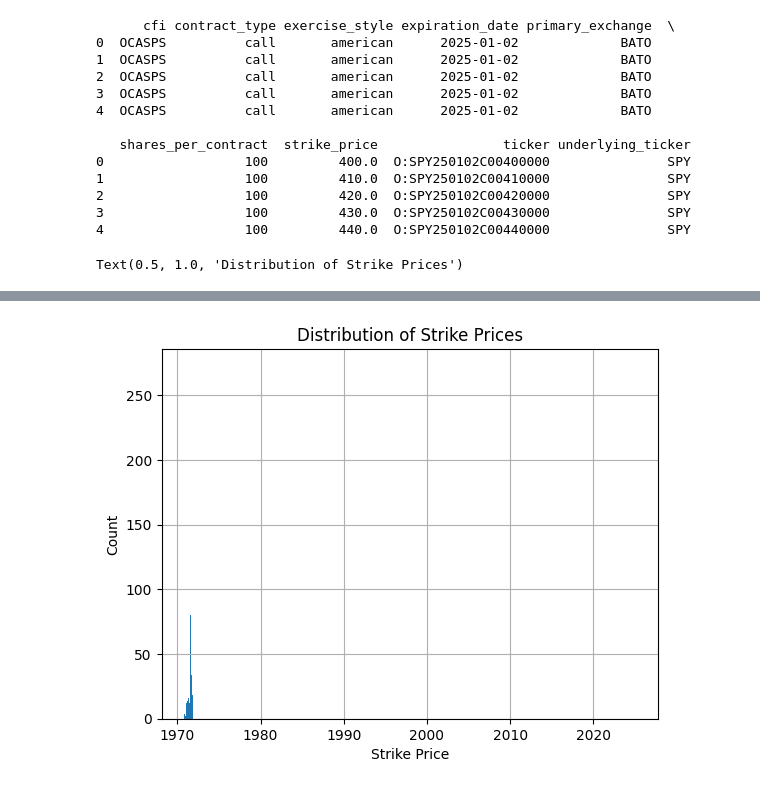
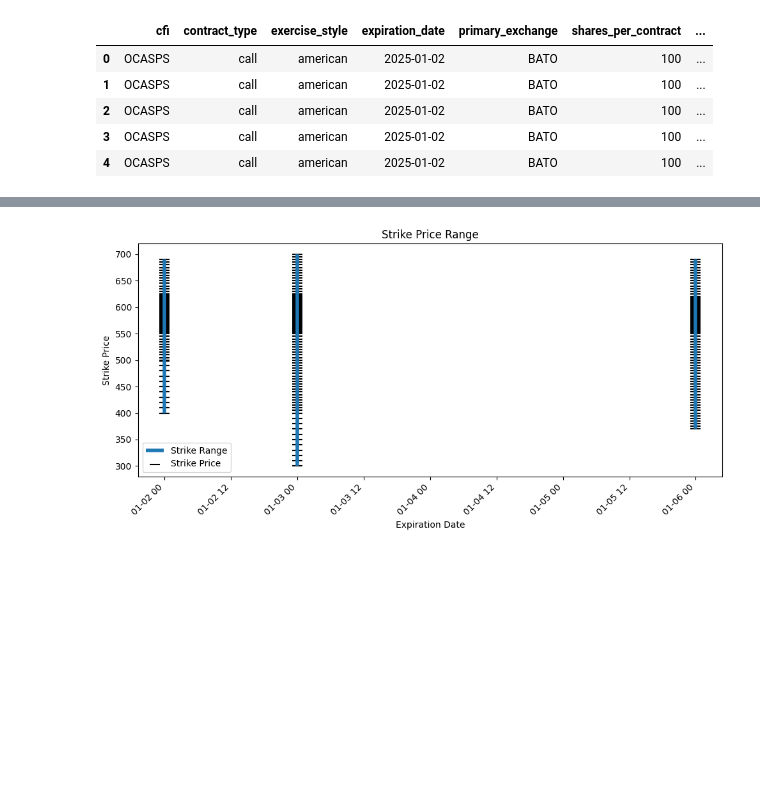
Before and after one commit to oferguez/massive-community, a Jupyter notebook: examples/rest/options-iron-condor/notebooks/contracts-explorer.ipynb, the cells around one changed output, grey strips where cells are left out. Drawn from its saved outputs; the diff is of its cells as text; code cells hidden in the pictures; blank space fills up the shorter version.

```diff
--- a/examples/rest/options-iron-condor/notebooks/contracts-explorer.ipynb
+++ b/examples/rest/options-iron-condor/notebooks/contracts-explorer.ipynb
@@ -1,46 +37,17 @@
 # %%
-import typing
-import os
-import json
-import pandas as pd
-import matplotlib.pyplot as plt
-
 contracts_fname:str  = "SPY_JAN_1_2025_JAN_7_2025.json"
-
 notebook_dir = os.getcwd()
 json_path = os.path.join(notebook_dir, "data", contracts_fname)  # Replace FILE-NAME.json as needed
-
 with open(json_path, "r") as f:
     data = json.load(f)
 contracts = data['results']
+contracts_df = pd.DataFrame(contracts)
 
-df = pd.DataFrame(contracts)
-df['shares_per_contract'] = pd.to_numeric(df['shares_per_contract'], errors='coerce')
-df['strike_price'] = pd.to_numeric(df['strike_price'], errors='coerce')
-df['expiration_date'] = pd.to_datetime(df['expiration_date'], errors='coerce')
-
-df.head()
-df.describe(include='all')
-
-df['strike_price'].hist(bins=30)
-df['expiration_date'].hist(bins=30)
-
-plt.xlabel("Strike Price")
-plt.ylabel("Count")
-plt.title("Distribution of Strike Prices")
-#plt.show()
+describe_contracts(contracts_df)
 # %% [output]
-      cfi contract_type exercise_style expiration_date primary_exchange  \
-0  OCASPS          call       american      2025-01-02             BATO
-1  OCASPS          call       american      2025-01-02             BATO
-2  OCASPS          call       american      2025-01-02             BATO
-3  OCASPS          call       american      2025-01-02             BATO
-4  OCASPS          call       american      2025-01-02             BATO
-
-   shares_per_contract  strike_price                ticker underlying_ticker
-0                  100         400.0  O:SPY250102C00400000               SPY
-1                  100         410.0  O:SPY250102C00410000               SPY
-2                  100         420.0  O:SPY250102C00420000               SPY
-3                  100         430.0  O:SPY250102C00430000               SPY
-4                  100         440.0  O:SPY250102C00440000               SPY
-Text(0.5, 1.0, 'Distribution of Strike Prices')
+|  | cfi | contract_type | exercise_style | expiration_date | primary_exchange | shares_per_contract | ... |
+| 0 | OCASPS | call | american | 2025-01-02 | BATO | 100 | ... |
+| 1 | OCASPS | call | american | 2025-01-02 | BATO | 100 | ... |
+| 2 | OCASPS | call | american | 2025-01-02 | BATO | 100 | ... |
+| 3 | OCASPS | call | american | 2025-01-02 | BATO | 100 | ... |
+| 4 | OCASPS | call | american | 2025-01-02 | BATO | 100 | ... |
@@ -47 +66 @@ Text(0.5, 1.0, 'Distribution of Strike Prices')
-[figure, old version]
+[figure, new version]
```
Also changed, not shown: parts of 5 cells of this notebook, 2 other files.
